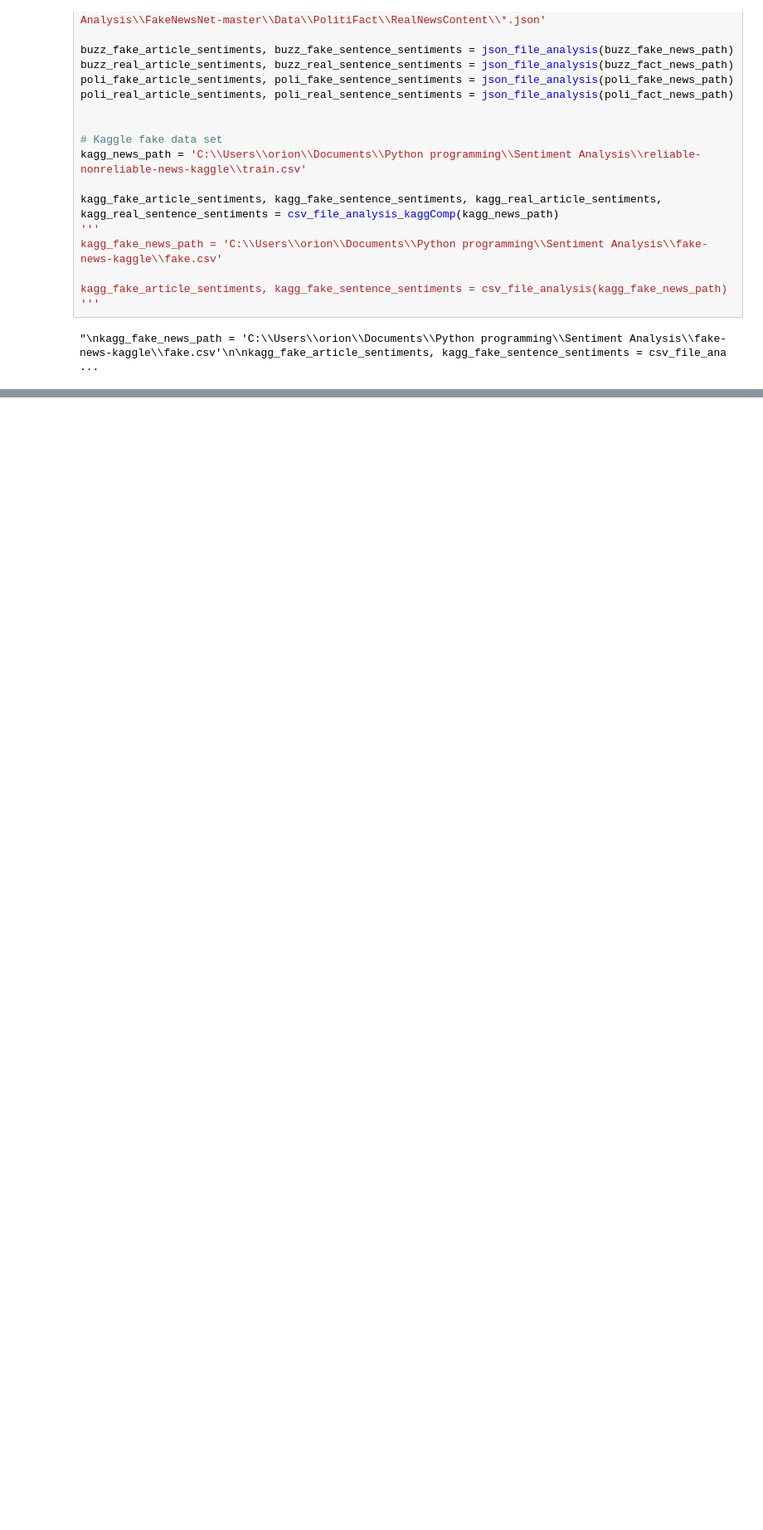
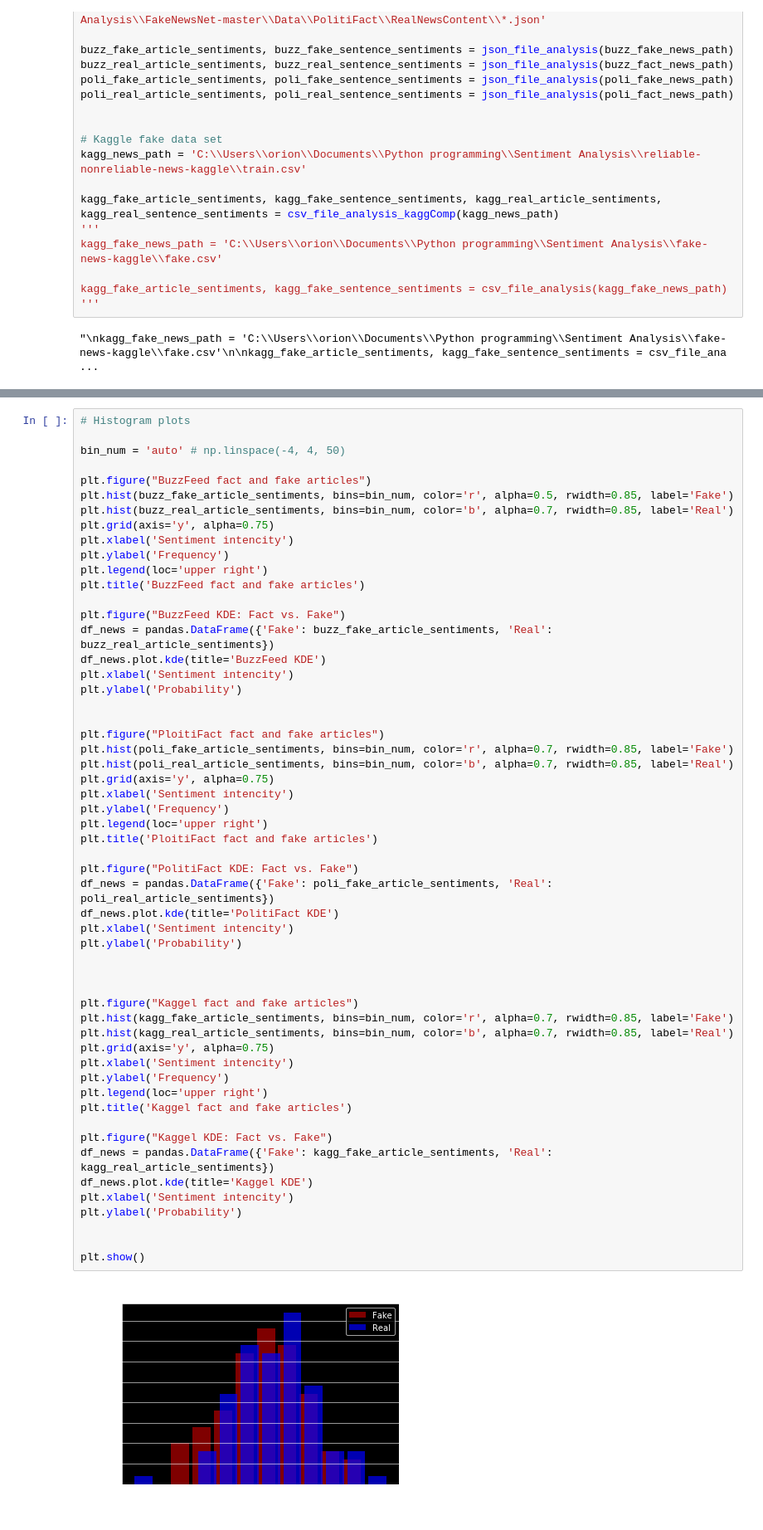
Before and after one commit to OrionMat/Sentiment-Analysis, a Jupyter notebook: SA_fact_fake.ipynb, the cells around one changed output, grey strips where cells are left out. Shown: that part at 83% size. Saved outputs shown, nothing was run; the diff lists cells and outputs as text; blank space fills up the shorter version.

```diff
--- a/SA_fact_fake.ipynb
+++ b/SA_fact_fake.ipynb
@@ -266,0 +272,57 @@ plt.show()
+# %%
+# Histogram plots
+
+bin_num = 'auto' # np.linspace(-4, 4, 50)
+
+plt.figure("BuzzFeed fact and fake articles")
+plt.hist(buzz_fake_article_sentiments, bins=bin_num, color='r', alpha=0.5, rwidth=0.85, label='Fake')
+plt.hist(buzz_real_article_sentiments, bins=bin_num, color='b', alpha=0.7, rwidth=0.85, label='Real')
+plt.grid(axis='y', alpha=0.75)
+plt.xlabel('Sentiment intencity')
+plt.ylabel('Frequency')
+plt.legend(loc='upper right')
+plt.title('BuzzFeed fact and fake articles')
+
+plt.figure("BuzzFeed KDE: Fact vs. Fake")
+df_news = pandas.DataFrame({'Fake': buzz_fake_article_sentiments, 'Real': buzz_real_article_sentiments})
+df_news.plot.kde(title='BuzzFeed KDE')
+plt.xlabel('Sentiment intencity')
+plt.ylabel('Probability')
+
+
+plt.figure("PloitiFact fact and fake articles")
+plt.hist(poli_fake_article_sentiments, bins=bin_num, color='r', alpha=0.7, rwidth=0.85, label='Fake')
+plt.hist(poli_real_article_sentiments, bins=bin_num, color='b', alpha=0.7, rwidth=0.85, label='Real')
+plt.grid(axis='y', alpha=0.75)
+plt.xlabel('Sentiment intencity')
+plt.ylabel('Frequency')
+plt.legend(loc='upper right')
+plt.title('PloitiFact fact and fake articles')
+
+plt.figure("PolitiFact KDE: Fact vs. Fake")
+df_news = pandas.DataFrame({'Fake': poli_fake_article_sentiments, 'Real': poli_real_article_sentiments})
+df_news.plot.kde(title='PolitiFact KDE')
+plt.xlabel('Sentiment intencity')
+plt.ylabel('Probability')
+
+
+
+plt.figure("Kaggel fact and fake articles")
+plt.hist(kagg_fake_article_sentiments, bins=bin_num, color='r', alpha=0.7, rwidth=0.85, label='Fake')
+plt.hist(kagg_real_article_sentiments, bins=bin_num, color='b', alpha=0.7, rwidth=0.85, label='Real')
+plt.grid(axis='y', alpha=0.75)
+plt.xlabel('Sentiment intencity')
+plt.ylabel('Frequency')
+plt.legend(loc='upper right')
+plt.title('Kaggel fact and fake articles')
+
+plt.figure("Kaggel KDE: Fact vs. Fake")
+df_news = pandas.DataFrame({'Fake': kagg_fake_article_sentiments, 'Real': kagg_real_article_sentiments})
+df_news.plot.kde(title='Kaggel KDE')
+plt.xlabel('Sentiment intencity')
+plt.ylabel('Probability')
+
+
+plt.show()
+# %% [output]
+[figure, added]
```
Also changed, not shown: parts of 4 cells of this notebook.
